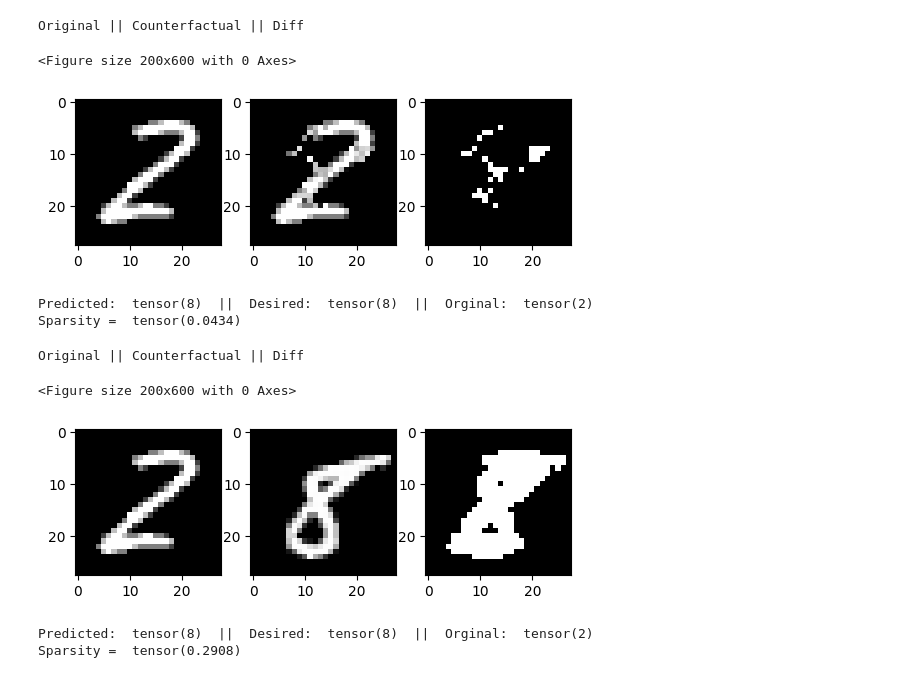
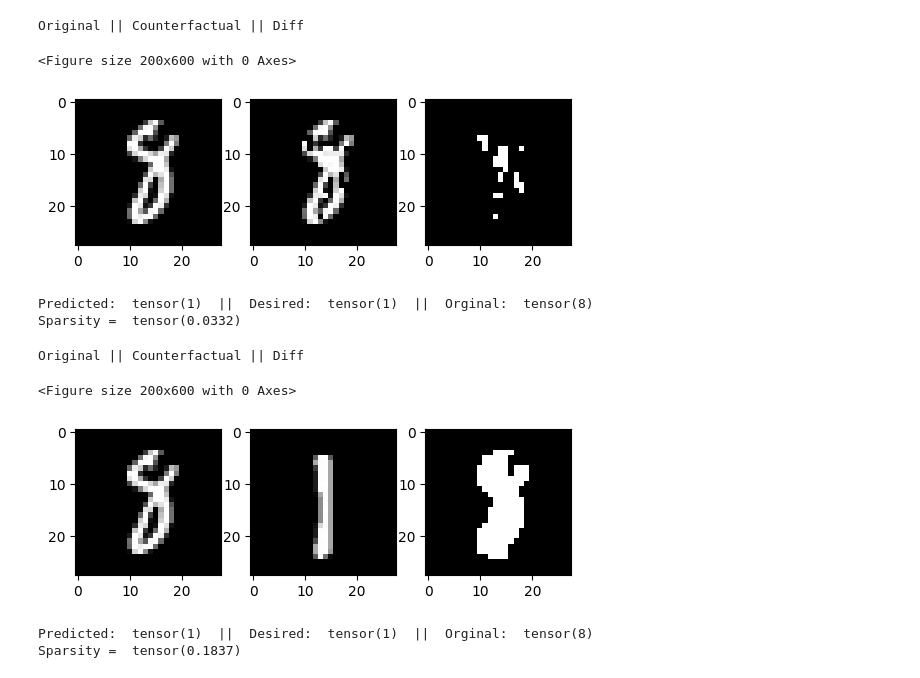
Before and after one commit to Adebayo-Oshingbesan/SimplExCF, a Jupyter notebook: 02_mnist.ipynb, the cells around one changed output. Saved outputs shown, nothing was run; the diff lists cells and outputs as text; code cells hidden in the pictures.

```diff
--- a/02_mnist.ipynb
+++ b/02_mnist.ipynb
@@ -34,8 +36,5 @@ Weight Fitting Epoch: 10000/10000 ; Error: 3.18e+03 ; Regulator: 6.11 ; Reg Fact
 # %%
-i = 10
+%%time
+test_id = 1
 
-x = simplex.test_examples[i:i+1]
-desired_class = model(x).topk(2).indices[0,1]
-
-baseline_cfs = get_baseline_counterfactuals(model = model, target = desired_class, test = x, corpus = X_corpus)
-cfs = simplex.get_counterfactuals(test_id = i, model = model, min_epochs = 50)
+cfs, x, desired_class = get_simplex_cf_image(simplex, model, test_id, n_cfs = 1)
@@ -44,14 +46,16 @@ display_image_cfs(cfs, model, x, desired_class)
 # %% [output]
 Original || Counterfactual || Diff
 <Figure size 200x600 with 0 Axes>
-[figure, old version]
+[figure, new version]
-Predicted:  tensor(8)  ||  Desired:  tensor(8)  ||  Orginal:  tensor(2)
-Sparsity =  tensor(0.0434)
+Predicted:  tensor(1)  ||  Desired:  tensor(1)  ||  Orginal:  tensor(8)
+Sparsity =  tensor(0.0332)
 # %%
+baseline_cfs = get_baseline_counterfactuals(model = model, target = desired_class, test = x, \
+                                            corpus = X_corpus)
 display_image_cfs(baseline_cfs, model, x, desired_class)
 # %% [output]
 Original || Counterfactual || Diff
 <Figure size 200x600 with 0 Axes>
-[figure, old version]
+[figure, new version]
-Predicted:  tensor(8)  ||  Desired:  tensor(8)  ||  Orginal:  tensor(2)
-Sparsity =  tensor(0.2908)
+Predicted:  tensor(1)  ||  Desired:  tensor(1)  ||  Orginal:  tensor(8)
+Sparsity =  tensor(0.1837)
```
Also changed, not shown: parts of 8 cells of this notebook, 17 other files.
